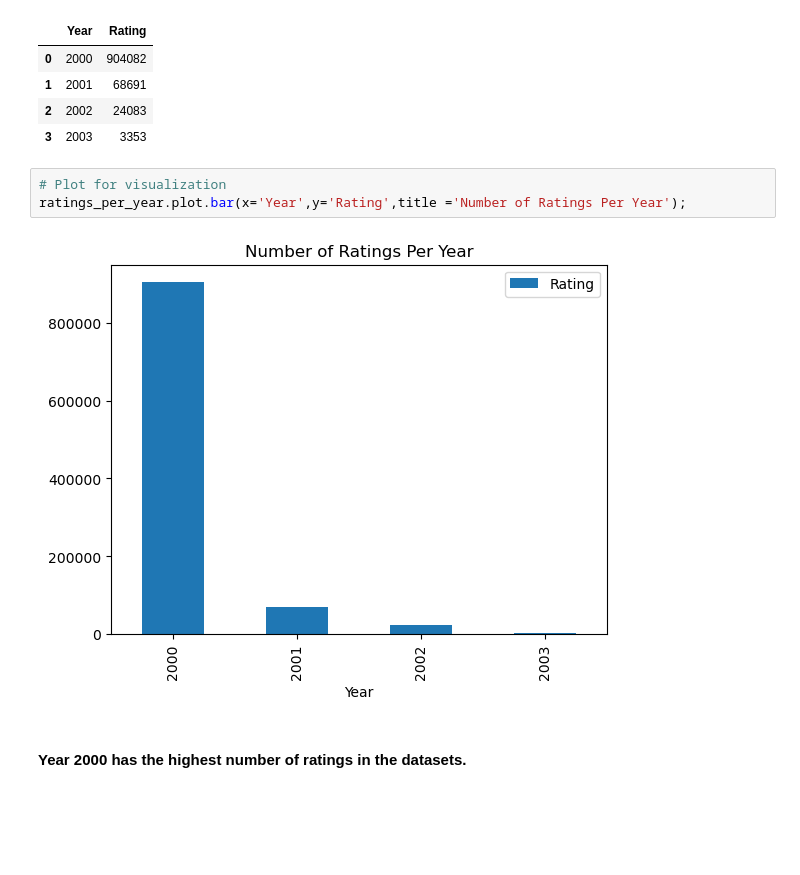
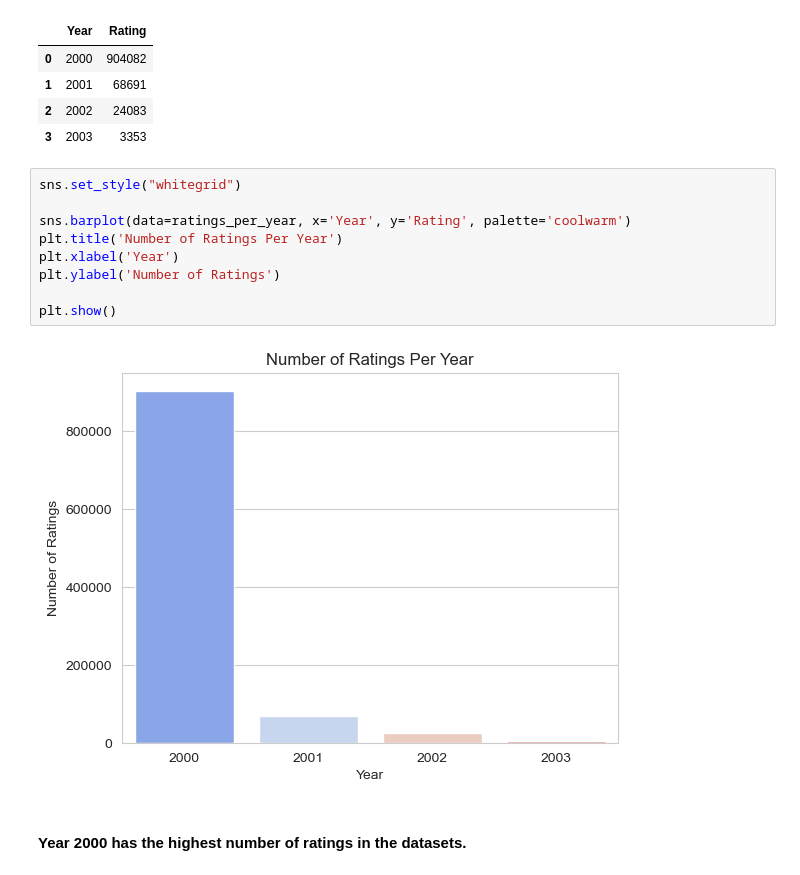
Before and after one commit to daveleongks/Movie_Analysis, a Jupyter notebook: EDA.ipynb, the cells around one changed output. Cells and saved outputs as stored; diff of their text form; blank space fills up the shorter version.

```diff
--- a/EDA.ipynb
+++ b/EDA.ipynb
@@ -396,10 +376,16 @@ ratings_per_year.head()
 | 2 | 2002 | 24083 |
 | 3 | 2003 | 3353 |
 # %%
-# Plot for visualization
-ratings_per_year.plot.bar(x='Year',y='Rating',title ='Number of Ratings Per Year');
+sns.set_style("whitegrid")
+
+sns.barplot(data=ratings_per_year, x='Year', y='Rating', palette='coolwarm')
+plt.title('Number of Ratings Per Year')
+plt.xlabel('Year')
+plt.ylabel('Number of Ratings')
+
+plt.show()
 # %% [output]
-[figure, old version]
+[figure, new version]
 # %% [markdown]
 #### Year 2000 has the highest number of ratings in the datasets.
 # %%
```
Also changed, not shown: parts of 14 cells of this notebook, 1 other file.
